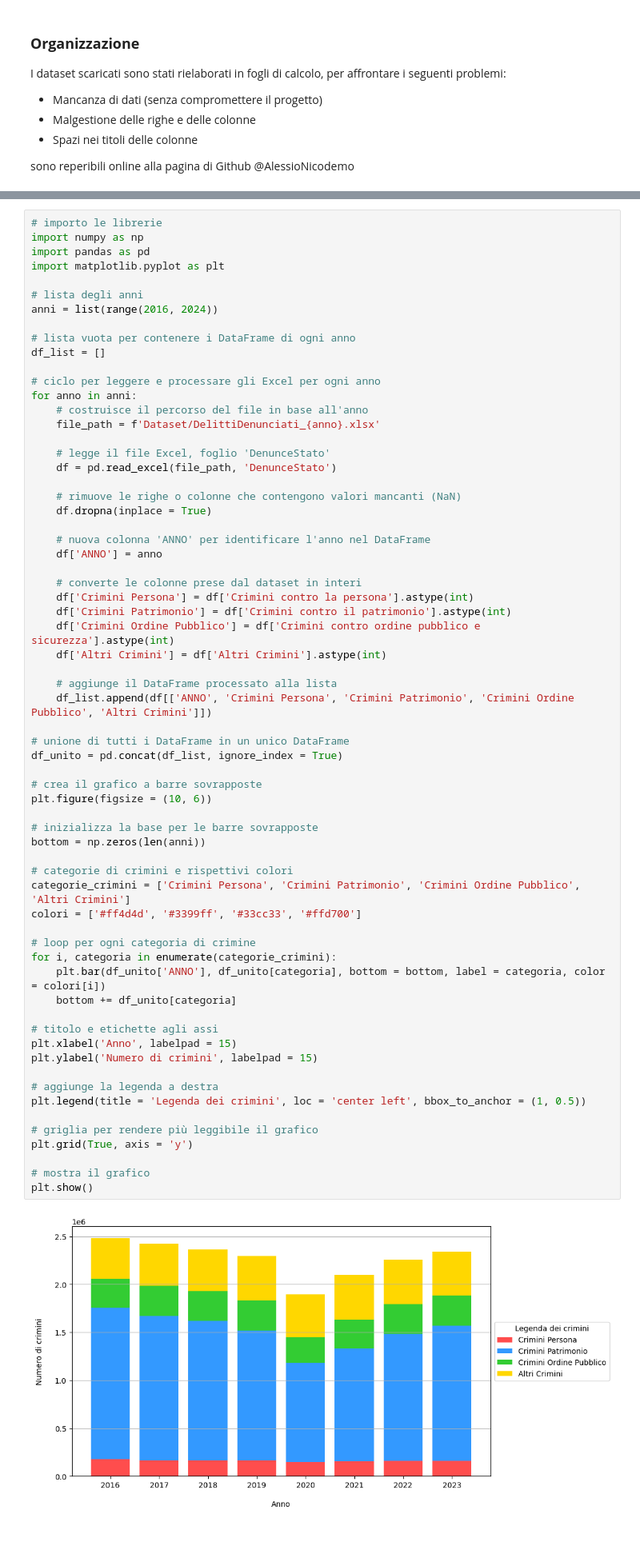
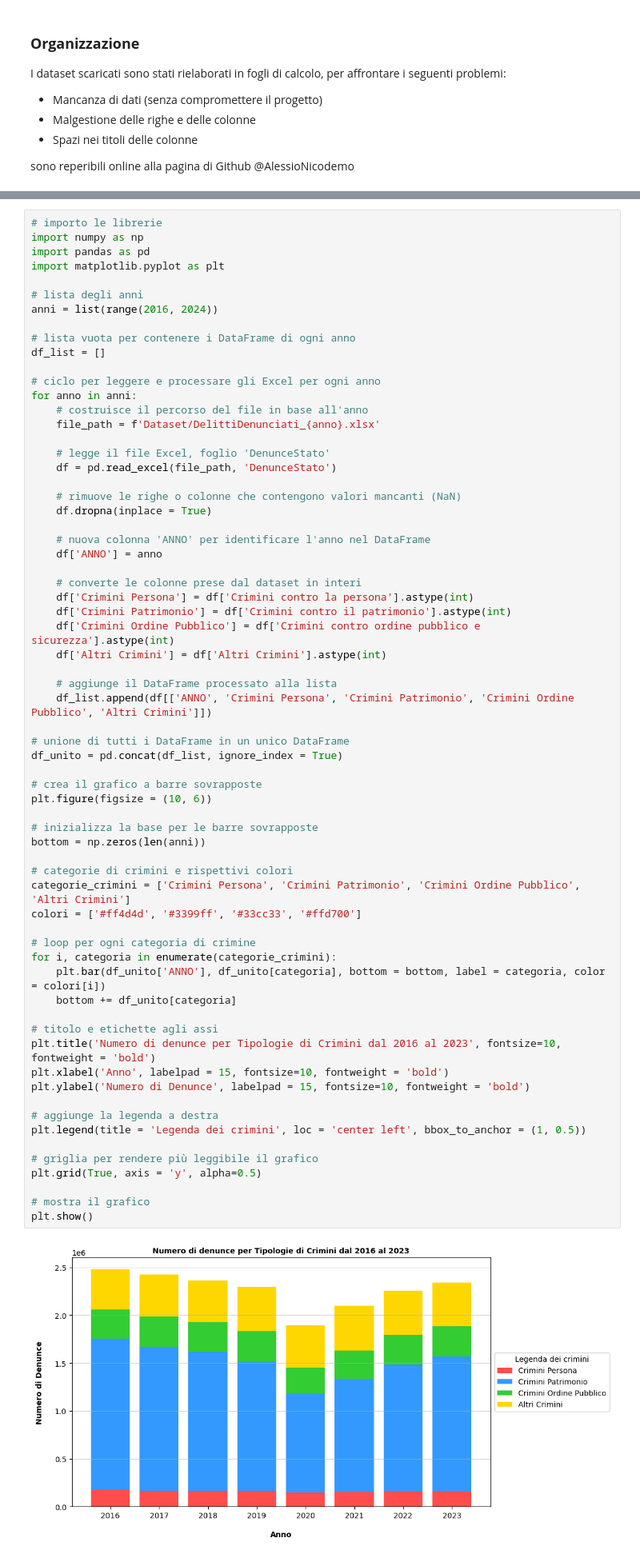
Before and after one commit to AlessioNicodemo/DelittiDenunciatiInItalia, a Jupyter notebook: CriminiInItalia.ipynb, the cells around one changed output, grey strips where cells are left out. Shown at 80% size. Drawn from its saved outputs; the diff is of its cells as text; blank space fills up the shorter version.

```diff
--- a/CriminiInItalia.ipynb
+++ b/CriminiInItalia.ipynb
@@ -129,35 +127,36 @@ for anno in anni:
     df_list.append(df[['ANNO', 'Crimini Persona', 'Crimini Patrimonio', 'Crimini Ordine Pubblico', 'Altri Crimini']])
 
 # unione di tutti i DataFrame in un unico DataFrame
 df_unito = pd.concat(df_list, ignore_index = True)
 
 # crea il grafico a barre sovrapposte
 plt.figure(figsize = (10, 6))
 
 # inizializza la base per le barre sovrapposte
 bottom = np.zeros(len(anni))
 
 # categorie di crimini e rispettivi colori
 categorie_crimini = ['Crimini Persona', 'Crimini Patrimonio', 'Crimini Ordine Pubblico',  'Altri Crimini']
 colori = ['#ff4d4d', '#3399ff', '#33cc33', '#ffd700']
 
 # loop per ogni categoria di crimine
 for i, categoria in enumerate(categorie_crimini):
     plt.bar(df_unito['ANNO'], df_unito[categoria], bottom = bottom, label = categoria, color = colori[i])
     bottom += df_unito[categoria]
 
 # titolo e etichette agli assi
-plt.xlabel('Anno', labelpad = 15)
-plt.ylabel('Numero di crimini', labelpad = 15)
+plt.title('Numero di denunce per Tipologie di Crimini dal 2016 al 2023', fontsize=10, fontweight = 'bold')
+plt.xlabel('Anno', labelpad = 15, fontsize=10, fontweight = 'bold')
+plt.ylabel('Numero di Denunce', labelpad = 15, fontsize=10, fontweight = 'bold')
 
 # aggiunge la legenda a destra
 plt.legend(title = 'Legenda dei crimini', loc = 'center left', bbox_to_anchor = (1, 0.5))
 
 # griglia per rendere più leggibile il grafico
-plt.grid(True, axis = 'y')
+plt.grid(True, axis = 'y', alpha=0.5)
 
 # mostra il grafico
 plt.show()
 # %% [output]
-[figure, old version]
+[figure, new version]
 # %% [markdown]
```
Also changed, not shown: parts of 32 cells of this notebook, 1 other file.
